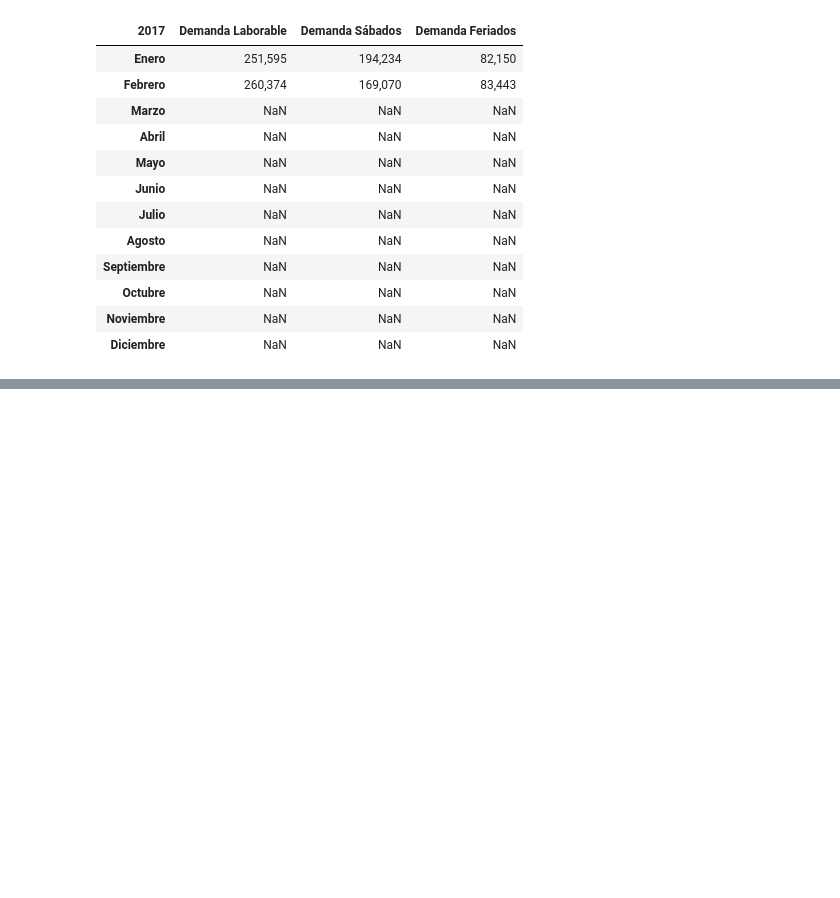
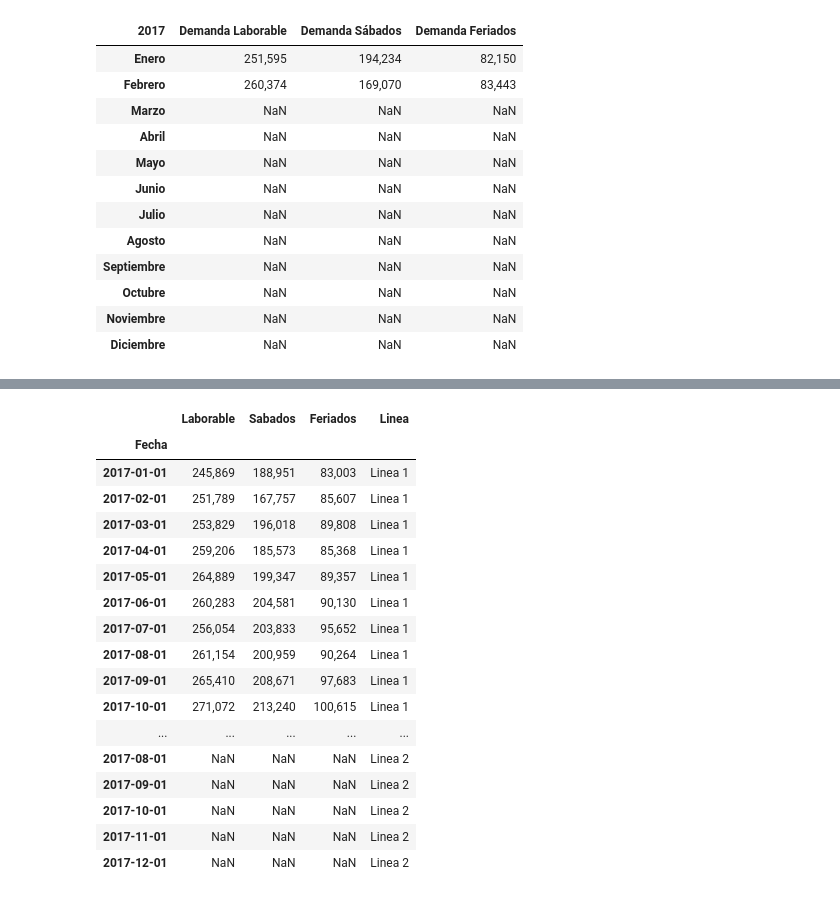
Before and after one commit to PabloJRW/metro-de-panama, a Jupyter notebook: preprocessing.ipynb, the cells around one changed output, grey strips where cells are left out. Saved outputs shown, nothing was run; the diff lists cells and outputs as text; code cells hidden in the pictures; blank space fills up the shorter version.

```diff
--- a/preprocessing.ipynb
+++ b/preprocessing.ipynb
@@ -217,0 +218,37 @@ rename_order_columns(dem2017)
+# %%
+def datetime_transformer(df):
+    meses={'enero':'1', 'febrero':'2', 'marzo':'3',
+           'abril':'4', 'mayo':'5', 'junio':'6',
+          'julio':'7', 'agosto':'8', 'septiembre':'9',
+           'octubre':'10', 'noviembre':'11', 'diciembre':'12'}
+
+    df['Mes'] = df['Mes'].apply(lambda x: x.strip().lower())
+    df['Mes'] = df['Mes'].map(meses)
+    df['Fecha'] = df['Anio']+"-"+df['Mes']
+    df.drop(['Mes','Anio'], axis=1, inplace=True)
+    df['Fecha'] = df['Fecha'].apply(lambda x: datetime.datetime.strptime(x, "%Y-%m"))
+    df.set_index('Fecha', inplace=True)
+
+    return df
+# %%
+a=datetime_transformer(ass)
+a
+# %% [output]
+|  | Laborable | Sabados | Feriados | Linea |
+| Fecha |  |  |  |  |
+| 2017-01-01 | 245,869 | 188,951 | 83,003 | Linea 1 |
+| 2017-02-01 | 251,789 | 167,757 | 85,607 | Linea 1 |
+| 2017-03-01 | 253,829 | 196,018 | 89,808 | Linea 1 |
+| 2017-04-01 | 259,206 | 185,573 | 85,368 | Linea 1 |
+| 2017-05-01 | 264,889 | 199,347 | 89,357 | Linea 1 |
+| 2017-06-01 | 260,283 | 204,581 | 90,130 | Linea 1 |
+| 2017-07-01 | 256,054 | 203,833 | 95,652 | Linea 1 |
+| 2017-08-01 | 261,154 | 200,959 | 90,264 | Linea 1 |
+| 2017-09-01 | 265,410 | 208,671 | 97,683 | Linea 1 |
+| 2017-10-01 | 271,072 | 213,240 | 100,615 | Linea 1 |
+| ... | ... | ... | ... | ... |
+| 2017-08-01 | NaN | NaN | NaN | Linea 2 |
+| 2017-09-01 | NaN | NaN | NaN | Linea 2 |
+| 2017-10-01 | NaN | NaN | NaN | Linea 2 |
+| 2017-11-01 | NaN | NaN | NaN | Linea 2 |
+| 2017-12-01 | NaN | NaN | NaN | Linea 2 |
```
Also changed, not shown: parts of 5 cells of this notebook, 2 other files.
